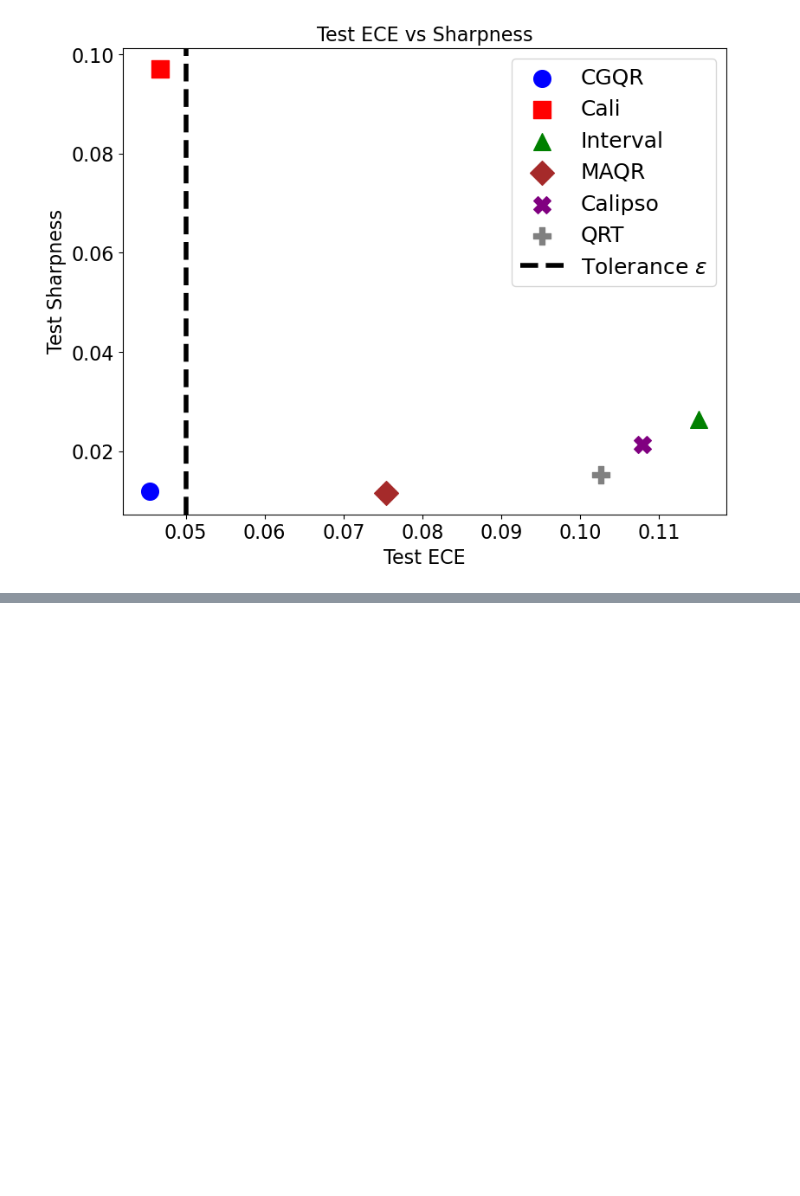
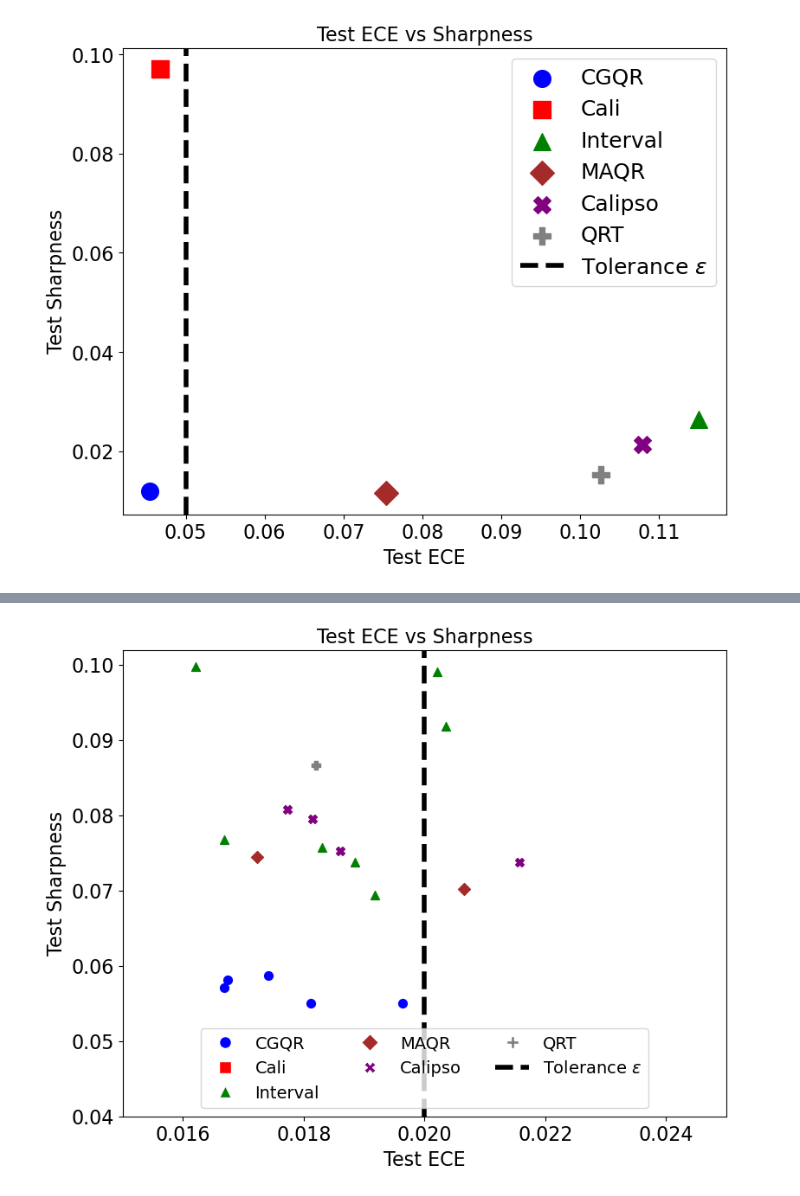
Before and after one commit to Zyxleo123/calibrated-quantile-uq, a Jupyter notebook: test.ipynb, the cells around one changed output, grey strips where cells are left out. Cells and saved outputs as stored; diff of their text form; code cells hidden in the pictures; blank space fills up the shorter version.

```diff
--- a/test.ipynb
+++ b/test.ipynb
@@ -448,0 +468,82 @@ print("Legend with dots has been generated and displayed.")
+# %%
+import matplotlib.pyplot as plt
+plotted_methods = set()
+
+plt.figure(figsize=(9, 7))
+for pkl in all_baselines_pkls:
+    data = load_pickle(pkl)
+    va_ece_list = data['va_ece_controlled']
+    va_sharp_list = data['va_sharp_score_controlled']
+    method = find_method_name(pkl)
+
+    if method == 'batch_qr':
+        va_ece_list, va_sharp_list = zip(*[
+            (ece, sh) for ece, sh in zip(va_ece_list, va_sharp_list)
+            if 0.016 < ece < 0.022
+        ])
+    else:
+        try:
+            va_ece_list, va_sharp_list = zip(*[
+                (ece, sh) for ece, sh in zip(va_ece_list, va_sharp_list)
+                if 0.016 < ece < 0.022
+            ])
+        except:
+            print(f"No valid points for method {method} in {pkl}")
+            continue
+
+    if len(va_ece_list) > 0:  # only scatter if we have points
+        plt.scatter(
+            va_ece_list, va_sharp_list,
+            marker=METHOD_MARKERS.get(method, 'o'),
+            color=METHOD_COLORS.get(method, 'black'),
+            s=50
+        )
+        plotted_methods.add(method)
+
+# tolerance line (always included)
+plt.axvline(0.02, color='black', linestyle='--', linewidth=4)
+
+# -------- Build legend manually --------
+legend_handles = []
+legend_labels = []
+
+for m in order.keys():
+    label = TITLE_METHODS.get(m, m)
+    if m in plotted_methods:
+        # normal handle
+        handle = Line2D([0], [0],
+                        marker=METHOD_MARKERS.get(m, 'o'),
+                        color='w',
+                        markerfacecolor=METHOD_COLORS.get(m, 'black'),
+                        markersize=10,
+                        linestyle='None')
+    else:
+        # dummy handle for missing method
+        handle = Line2D([0], [0],
+                        marker=METHOD_MARKERS.get(m, 'o'),
+                        color='w',
+                        markerfacecolor=METHOD_COLORS.get(m, 'black'),
+                        markersize=10,
+                        linestyle='None')
+    legend_handles.append(handle)
+    legend_labels.append(label)
+
+# add tolerance last
+legend_handles.append(Line2D([0], [0], color='black', linestyle='--', linewidth=4))
+legend_labels.append('Tolerance $\epsilon$')
+
+# ----------------------------------------
+
+plt.xticks(fontsize=16)
+plt.yticks(fontsize=16)
+plt.ylim(0.04)
+plt.xlim(0.015, 0.025)
+plt.xlabel('Test ECE', fontsize=16)
+plt.ylabel('Test Sharpness', fontsize=16)
+plt.title(f'Test ECE vs Sharpness', fontsize=16)
+
+plt.legend(legend_handles, legend_labels,
+           fontsize=14, loc='lower center', ncol=3)
+
+plt.savefig('illustration_test_ece_sharpness_scatter.pdf')
+# %% [output]
@@ -448,0 +560 @@ print("Legend with dots has been generated and displayed.")
+[figure, added]
```
Also changed, not shown: parts of 8 cells of this notebook, 2 other files.
